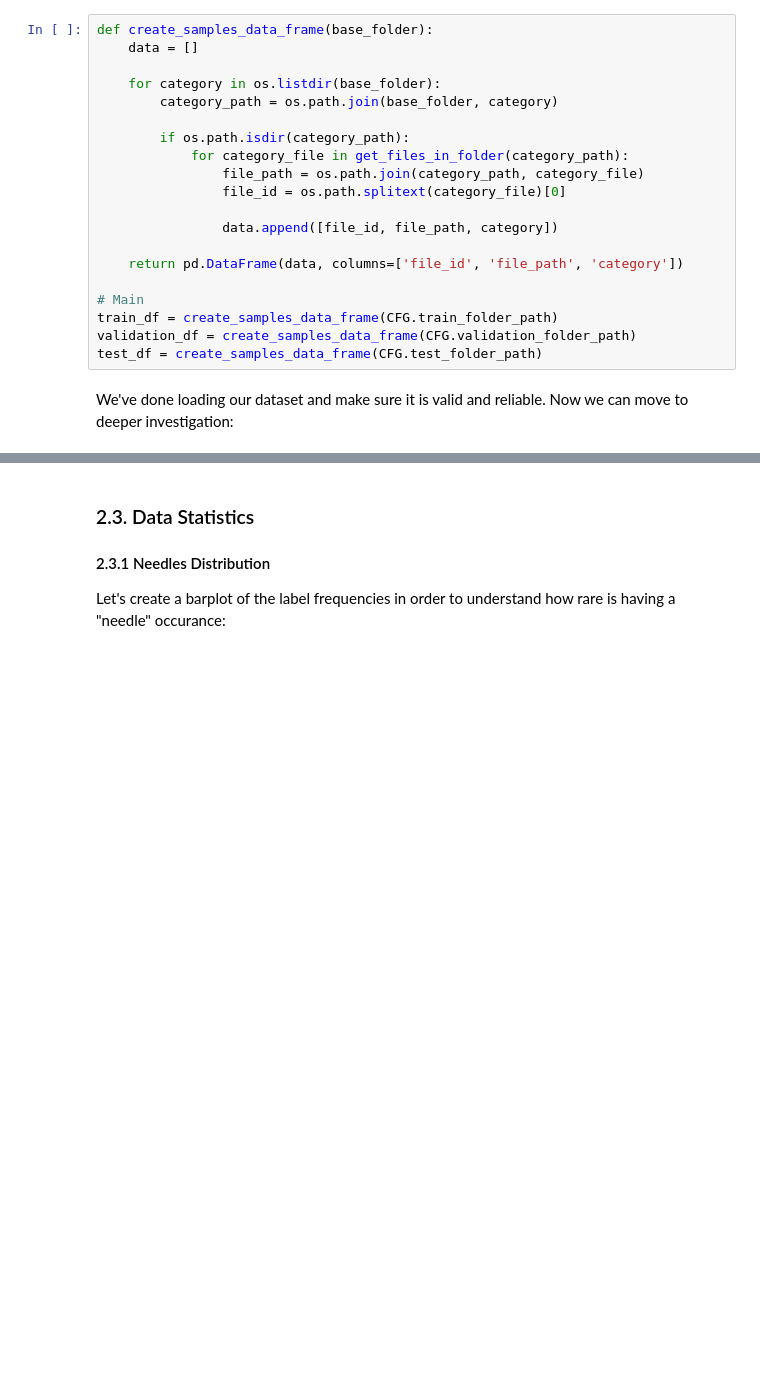
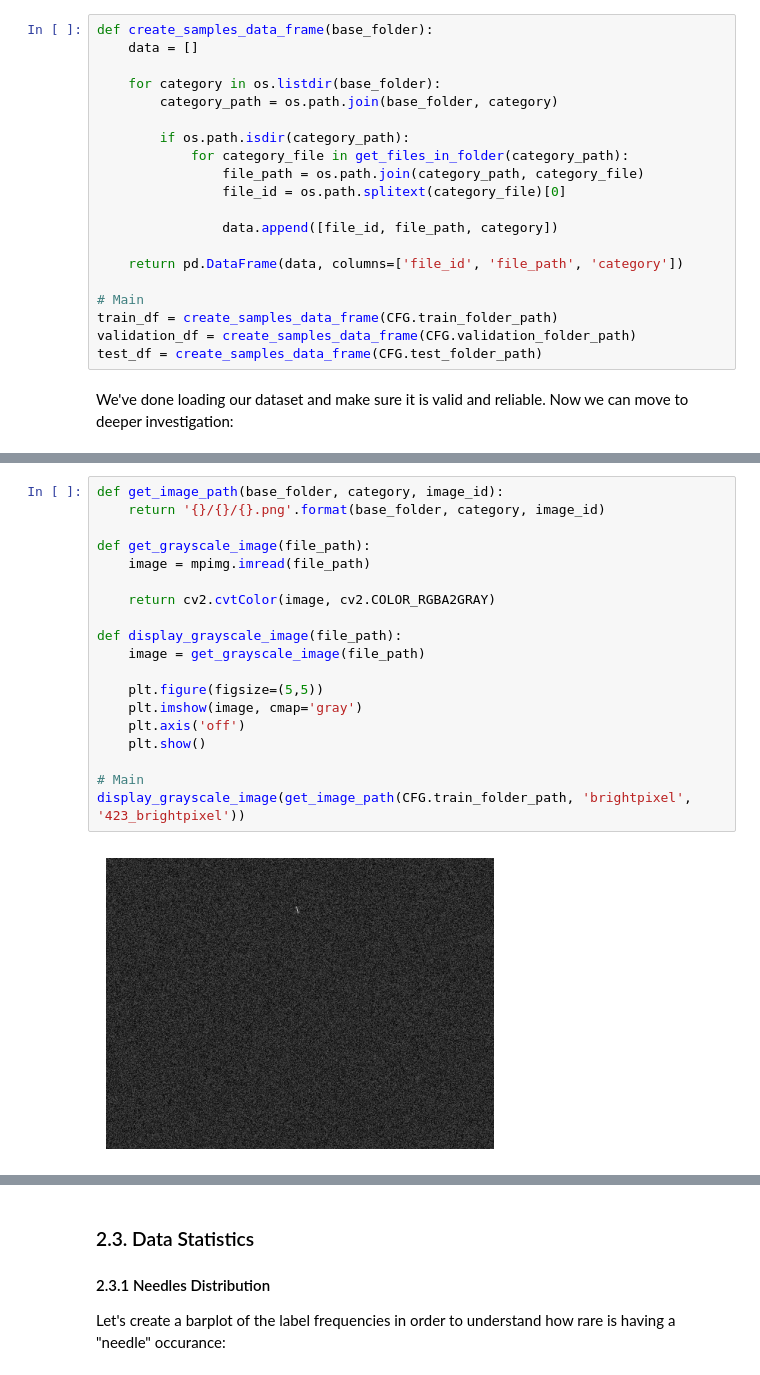
Before and after one commit to coralhayoun/workshop, a Jupyter notebook: workshop_notebook.ipynb, the cells around one changed output, grey strips where cells are left out. Cells and saved outputs as stored; diff of their text form; blank space fills up the shorter version.

```diff
--- a/workshop_notebook.ipynb
+++ b/workshop_notebook.ipynb
@@ -422,0 +378,21 @@ Here we came across with our **1st challange: hidden needles**. As we can see, s
+# %%
+def get_image_path(base_folder, category, image_id):
+    return '{}/{}/{}.png'.format(base_folder, category, image_id)
+
+def get_grayscale_image(file_path):
+    image = mpimg.imread(file_path)
+
+    return cv2.cvtColor(image, cv2.COLOR_RGBA2GRAY)
+
+def display_grayscale_image(file_path):
+    image = get_grayscale_image(file_path)
+
+    plt.figure(figsize=(5,5))
+    plt.imshow(image, cmap='gray')
+    plt.axis('off')
+    plt.show()
+
+# Main
+display_grayscale_image(get_image_path(CFG.train_folder_path, 'brightpixel', '423_brightpixel'))
+# %% [output]
+[figure, added]
```
Also changed, not shown: parts of 19 cells of this notebook.
